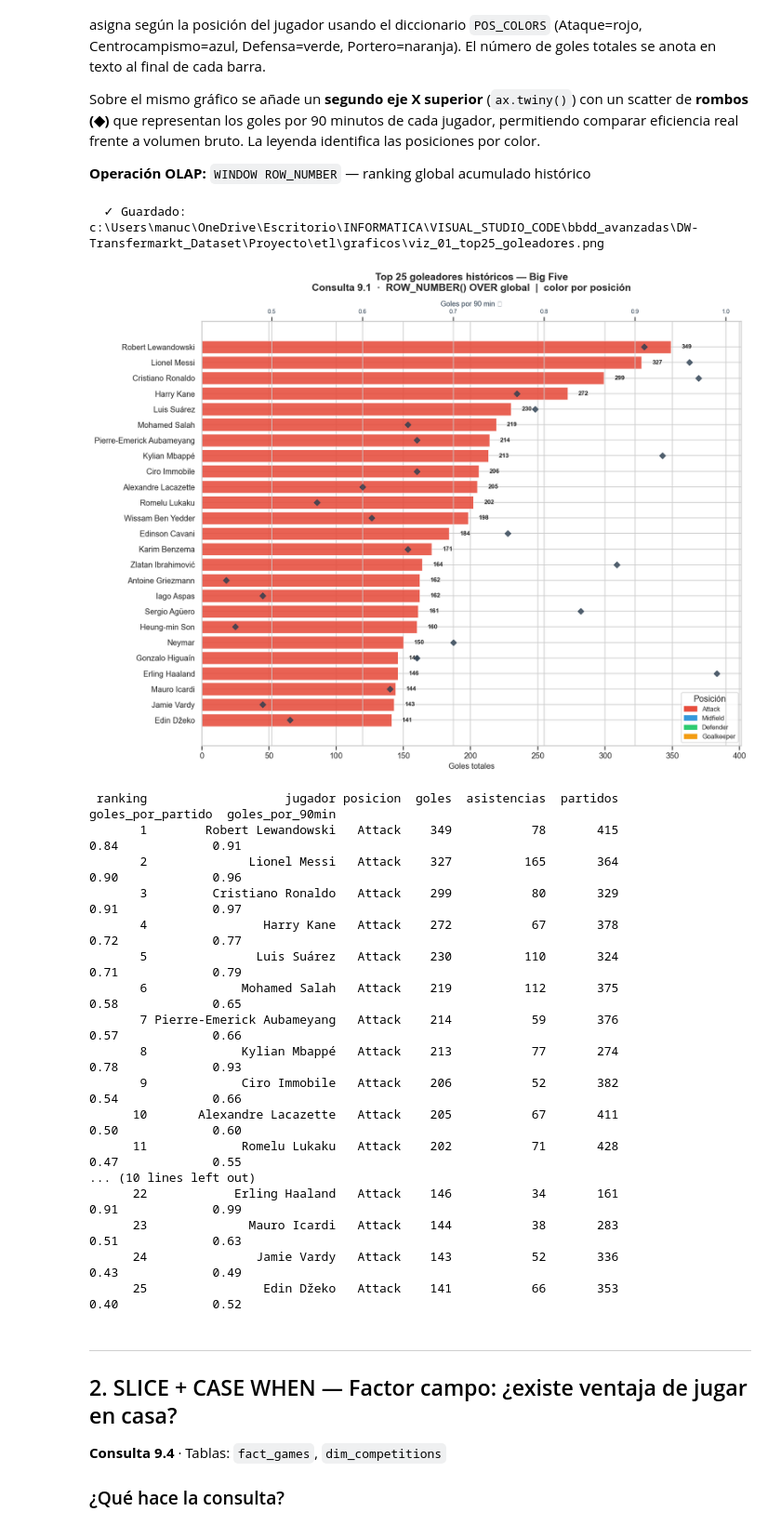
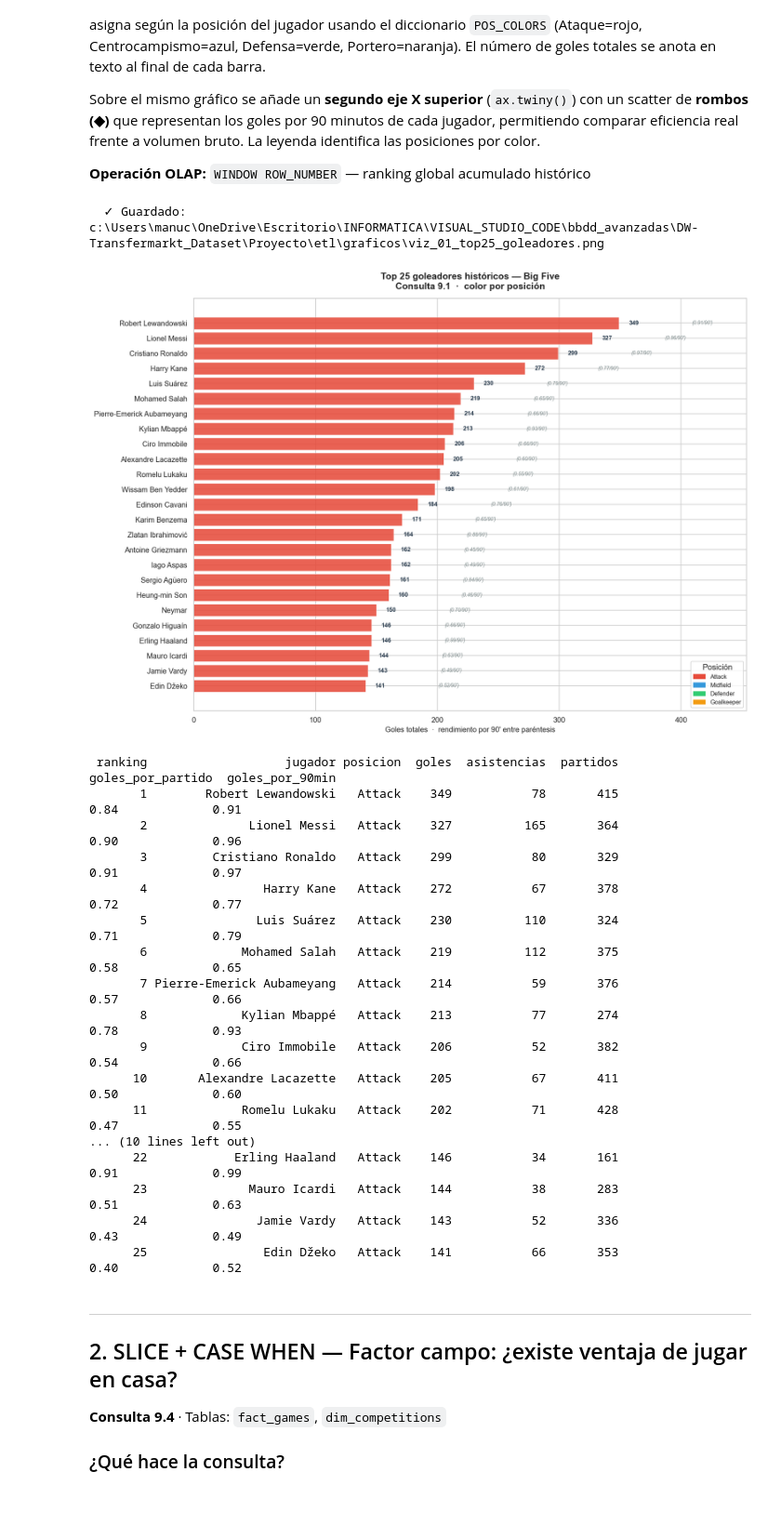
Before and after one commit to Albertolg384/DW-Transfermarkt, a Jupyter notebook: Proyecto/etl/visualizaciones_olap.ipynb, the cells around one changed output. Shown at 93% size. Saved outputs shown, nothing was run; the diff lists cells and outputs as text; code cells hidden in the pictures; blank space fills up the shorter version.

Commit message:
Visualiazción Notebook consultas OLAP y graficos resultantes v3

```diff
--- a/Proyecto/etl/visualizaciones_olap.ipynb
+++ b/Proyecto/etl/visualizaciones_olap.ipynb
@@ -199,47 +199,47 @@ df_top25['goles_por_partido'] = pd.to_numeric(df_top25['goles_por_partido'], err
 # Colores por posición
 POS_COLORS = {
     'Attack':     '#e74c3c',
     'Midfield':   '#3498db',
     'Defender':   '#2ecc71',
     'Goalkeeper': '#f39c12',
 }
 bar_colors = [POS_COLORS.get(p, '#95a5a6') for p in df_top25['posicion']]
 
-fig, ax1 = plt.subplots(figsize=(13, 10))
+fig, ax1 = plt.subplots(figsize=(14, 10))
 bars = ax1.barh(df_top25['jugador'], df_top25['goles'],
                 color=bar_colors, edgecolor='white', linewidth=0.5, alpha=0.88)
 
-for bar, val in zip(bars, df_top25['goles']):
-    ax1.text(bar.get_width() + 8, bar.get_y() + bar.get_height() / 2,
-             str(int(val)), va='center', fontsize=8.5, fontweight='bold')
-
-ax2 = ax1.twiny()
-ax2.scatter(df_top25['goles_por_90min'], df_top25['jugador'],
-            color='#2c3e50', marker='D', s=35, zorder=5, alpha=0.8)
-ax2.set_xlabel('Goles por 90 min ◆', fontsize=10, color='#2c3e50')
-ax2.tick_params(axis='x', labelcolor='#2c3e50', labelsize=8)
+# Anotar goles totales + goles/90' en la misma línea, sin segundo eje
+for bar, val, g90 in zip(bars, df_top25['goles'], df_top25['goles_por_90min']):
+    x_end = bar.get_width()
+    y_ctr = bar.get_y() + bar.get_height() / 2
+    ax1.text(x_end + 8, y_ctr, str(int(val)),
+             va='center', fontsize=9, fontweight='bold', color='#2c3e50')
+    if pd.notna(g90):
+        ax1.text(x_end + 60, y_ctr, f"({g90:.2f}/90')",
+                 va='center', fontsize=7.5, color='#7f8c8d', style='italic')
 
 ax1.invert_yaxis()
-ax1.set_xlabel('Goles totales', fontsize=11)
+ax1.set_xlabel("Goles totales  ·  rendimiento por 90' entre paréntesis", fontsize=11)
 ax1.set_title(
     'Top 25 goleadores históricos — Big Five\n'
-    'Consulta 9.1  ·  ROW_NUMBER() OVER global  |  color por posición',
+    'Consulta 9.1  ·  color por posición',
     fontsize=14, fontweight='bold', pad=14,
 )
-ax1.set_xlim(0, df_top25['goles'].max() * 1.15)
+ax1.set_xlim(0, df_top25['goles'].max() * 1.30)
 
 legend_handles = [mpatches.Patch(color=c, label=p) for p, c in POS_COLORS.items()]
 ax1.legend(handles=legend_handles, title='Posición', loc='lower right', fontsize=9)
 
 plt.tight_layout()
 save_fig('viz_01_top25_goleadores.png')
 plt.show()
 
 print(df_top25[['ranking', 'jugador', 'posicion', 'goles', 'asistencias',
                 'partidos', 'goles_por_partido', 'goles_por_90min']].to_string(index=False))
 # %% [output]
   ✓ Guardado: c:\Users\manuc\OneDrive\Escritorio\INFORMATICA\VISUAL_STUDIO_CODE\bbdd_avanzadas\DW-Transfermarkt_Dataset\Proyecto\etl\graficos\viz_01_top25_goleadores.png
-[figure, old version]
+[figure, new version]
  ranking                   jugador posicion  goles  asistencias  partidos  goles_por_partido  goles_por_90min
        1        Robert Lewandowski   Attack    349           78       415               0.84             0.91
        2              Lionel Messi   Attack    327          165       364               0.90             0.96
```
Also changed, not shown: parts of 9 cells of this notebook, 10 other files.
